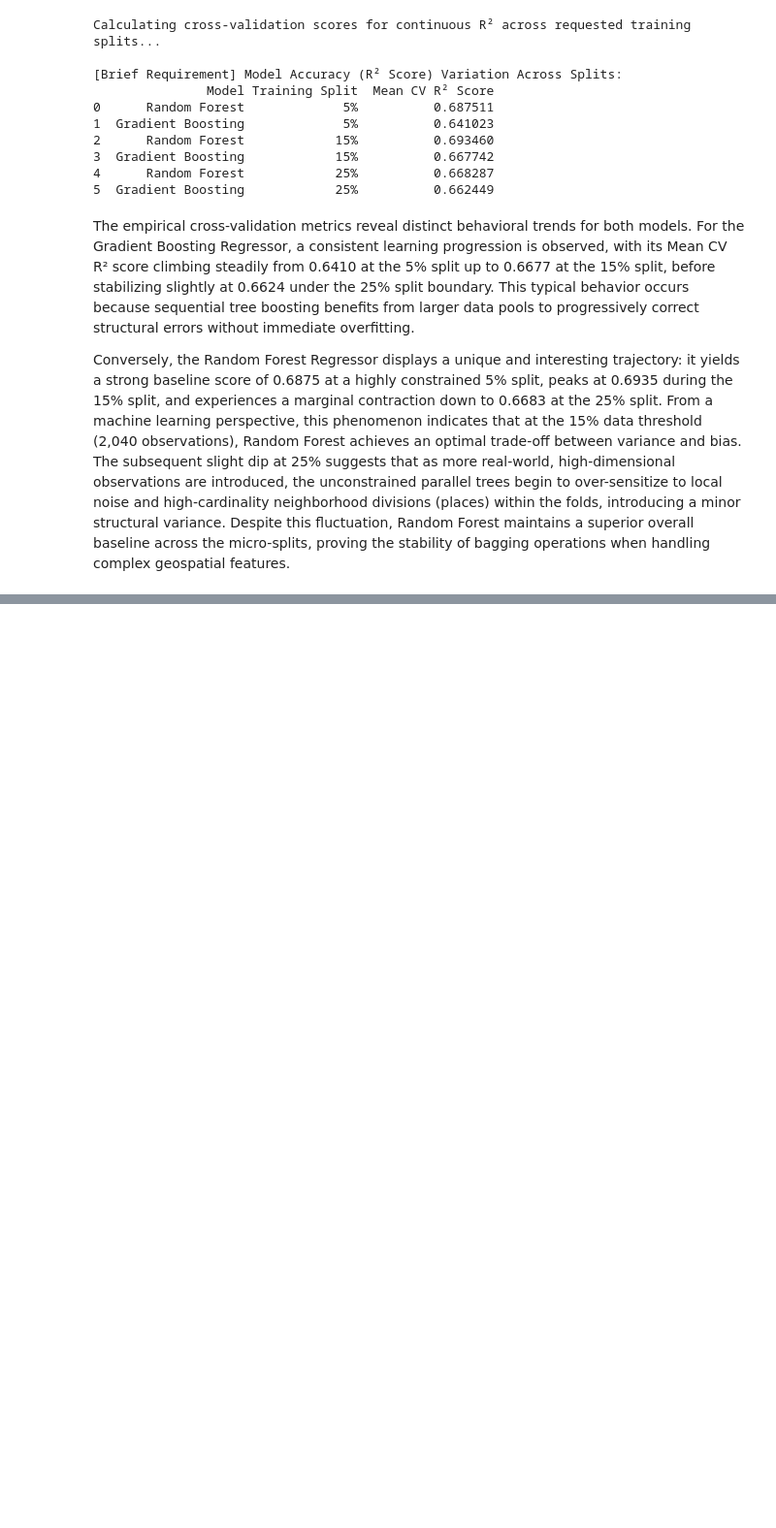
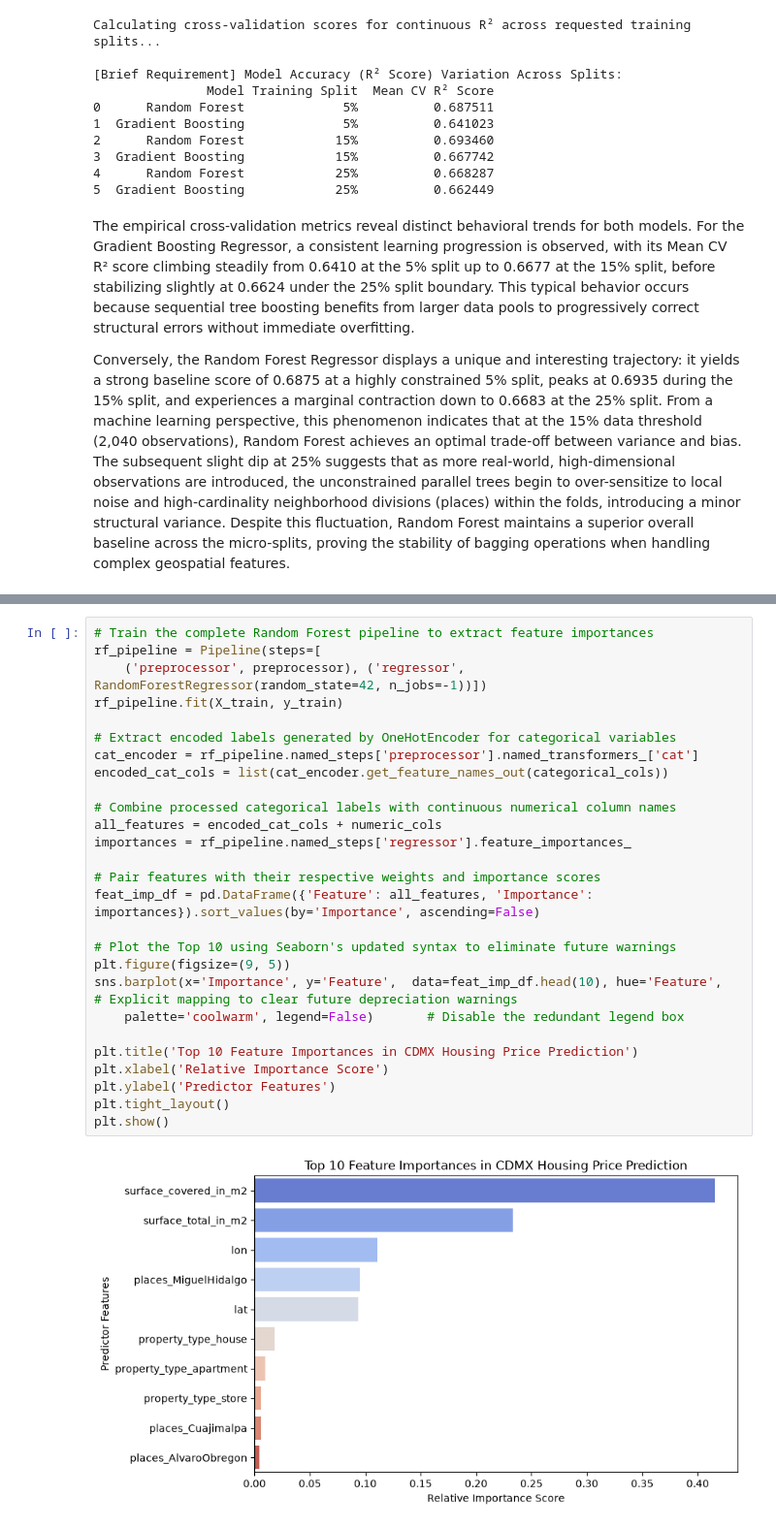
Before and after one commit to FabiolaSerranoAg/Machine_Learning_September26, a Jupyter notebook: 2026348_Jupyter_Notebook_ML_CA1.ipynb, the cells around one changed output, grey strips where cells are left out. Shown at 97% size. Cells and saved outputs as stored; diff of their text form; blank space fills up the shorter version.

Commit message:
Feature Importance Analysis and Barplot

```diff
--- a/2026348_Jupyter_Notebook_ML_CA1.ipynb
+++ b/2026348_Jupyter_Notebook_ML_CA1.ipynb
@@ -499,0 +504,29 @@ Conversely, the Random Forest Regressor displays a unique and interesting trajec
+# %%
+# Train the complete Random Forest pipeline to extract feature importances
+rf_pipeline = Pipeline(steps=[
+    ('preprocessor', preprocessor), ('regressor', RandomForestRegressor(random_state=42, n_jobs=-1))])
+rf_pipeline.fit(X_train, y_train)
+
+# Extract encoded labels generated by OneHotEncoder for categorical variables
+cat_encoder = rf_pipeline.named_steps['preprocessor'].named_transformers_['cat']
+encoded_cat_cols = list(cat_encoder.get_feature_names_out(categorical_cols))
+
+# Combine processed categorical labels with continuous numerical column names
+all_features = encoded_cat_cols + numeric_cols
+importances = rf_pipeline.named_steps['regressor'].feature_importances_
+
+# Pair features with their respective weights and importance scores
+feat_imp_df = pd.DataFrame({'Feature': all_features, 'Importance': importances}).sort_values(by='Importance', ascending=False)
+
+# Plot the Top 10 using Seaborn's updated syntax to eliminate future warnings
+plt.figure(figsize=(9, 5))
+sns.barplot(x='Importance', y='Feature',  data=feat_imp_df.head(10), hue='Feature',      # Explicit mapping to clear future depreciation warnings
+    palette='coolwarm', legend=False)       # Disable the redundant legend box
+
+plt.title('Top 10 Feature Importances in CDMX Housing Price Prediction')
+plt.xlabel('Relative Importance Score')
+plt.ylabel('Predictor Features')
+plt.tight_layout()
+plt.show()
+# %% [output]
+[figure, added]
```
Also changed, not shown: parts of 2 cells of this notebook.
